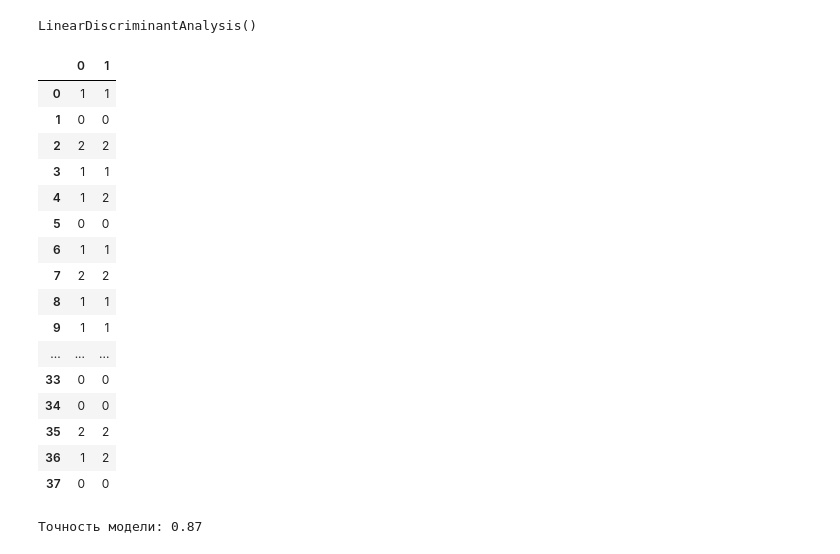
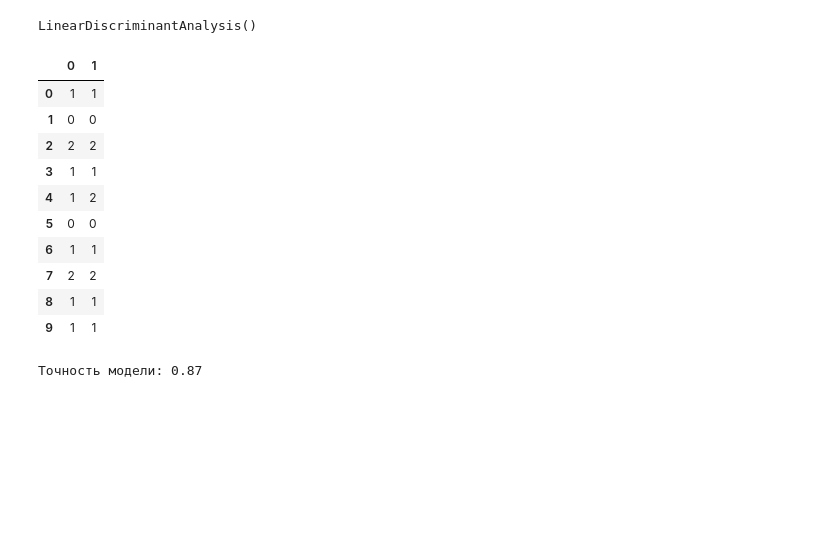
Before and after one commit to SergeyChernyaev/Python-Homeworks, a Jupyter notebook: STPY-39/Homeworks/05_Homework (classification&clasterization)/05Homework_white.ipynb, the cells around one changed output. Saved outputs shown, nothing was run; the diff lists cells and outputs as text; code cells hidden in the pictures; blank space fills up the shorter version.

```diff
--- a/STPY-39/Homeworks/05_Homework (classification&clasterization)/05Homework_white.ipynb
+++ b/STPY-39/Homeworks/05_Homework (classification&clasterization)/05Homework_white.ipynb
@@ -147,25 +147,19 @@ y_pred = lda.predict(X_test)
 # смотрим разницу факта и прогноза
 result = pd.DataFrame([y_test, lda.predict(X_test)]).T
 # %%
-result
+result.head(10)
 # %% [output]
 |  | 0 | 1 |
 | 0 | 1 | 1 |
 | 1 | 0 | 0 |
 | 2 | 2 | 2 |
 | 3 | 1 | 1 |
 | 4 | 1 | 2 |
 | 5 | 0 | 0 |
 | 6 | 1 | 1 |
 | 7 | 2 | 2 |
 | 8 | 1 | 1 |
 | 9 | 1 | 1 |
-| ... | ... | ... |
-| 33 | 0 | 0 |
-| 34 | 0 | 0 |
-| 35 | 2 | 2 |
-| 36 | 1 | 2 |
-| 37 | 0 | 0 |
 # %%
 # расчет точности - отношение верных прогнозов к общему количеству позиций
 # является хорошей метрикой для сбалансированных классов
```
Also changed, not shown: parts of 3 cells of this notebook.
